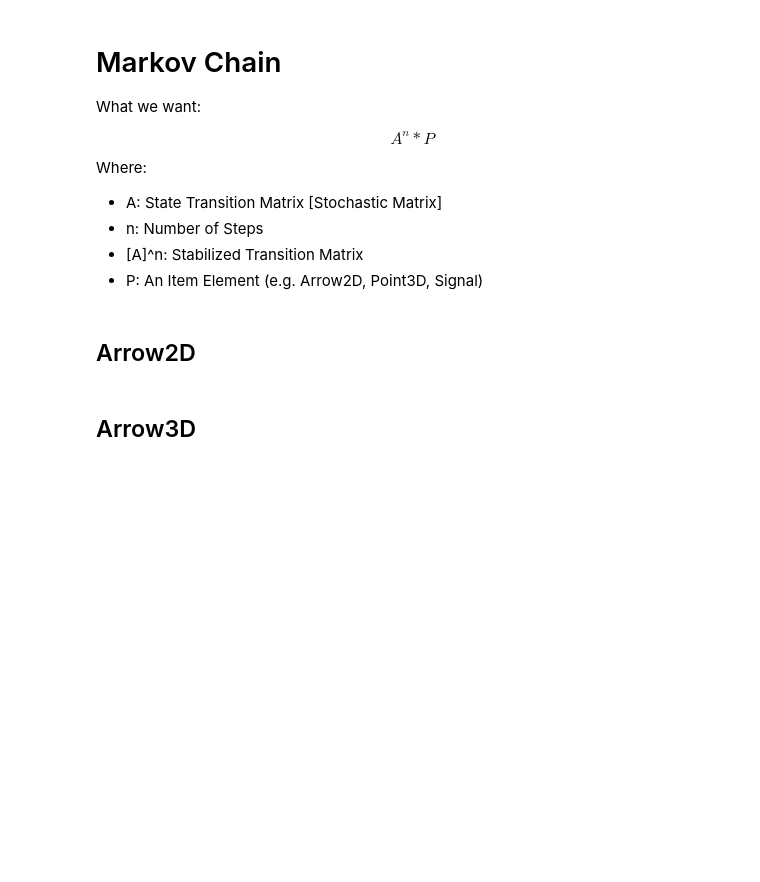
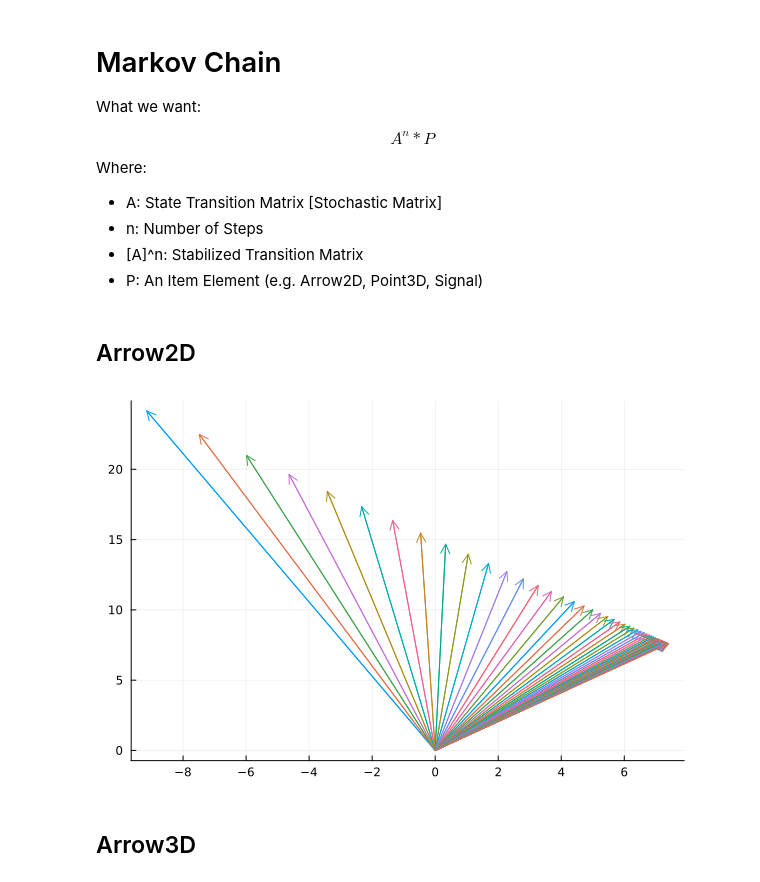
Before and after one commit to brunohry/Easylinalg, a Jupyter notebook: docs/Exemplos/exemplo-markov.ipynb, the cells around one changed output. Cells and saved outputs as stored; diff of their text form; code cells hidden in the pictures; blank space fills up the shorter version.

Commit message:
notebook markov

```diff
--- a/docs/Exemplos/exemplo-markov.ipynb
+++ b/docs/Exemplos/exemplo-markov.ipynb
@@ -17,22 +17,18 @@ Where:
 # %%
 # Defining our state transtion matrix
 A = [
     0.95 0.05
     0.05 0.95
     ]
 
 # Choosing a number of steps
 n = 50
 
 # Markov Chain in Action
 initialArrow2D = Arrow2D(-11, 26)
-arrow2DArray = Vector{typeof(initialArrow2D)}()
-
-for step in 1:n
-    push!(arrow2DArray, initialArrow2D * A^step )
-end
-
-Draw(arrow2DArray)
+RunMarkovChain(initialArrow2D, A, n)
+# %% [output]
+[figure, added]
 # %% [markdown]
 ## Arrow3D
 # %%
```
Also changed, not shown: parts of 6 cells of this notebook.
